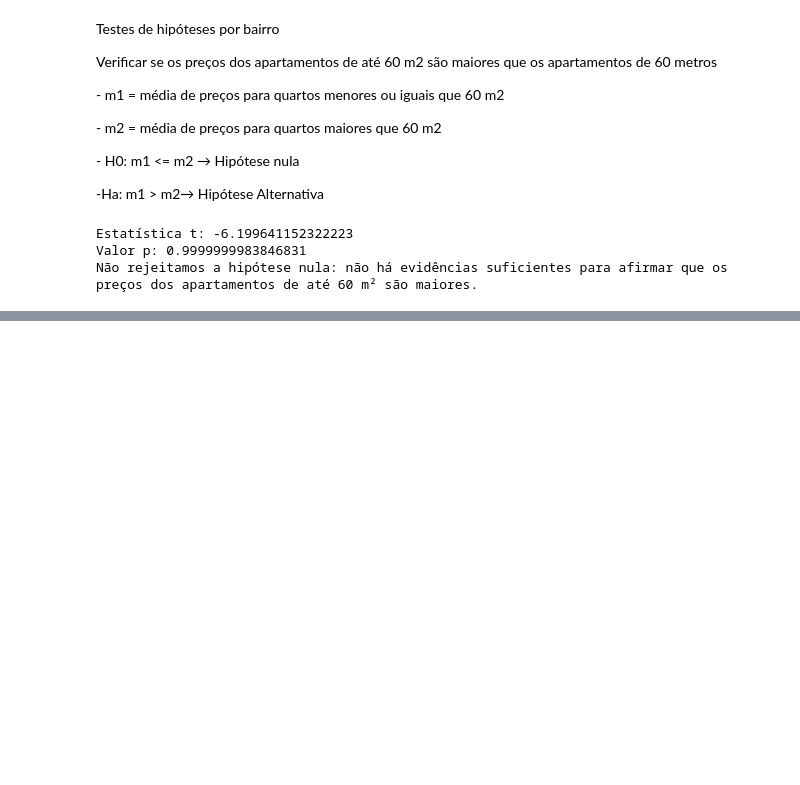
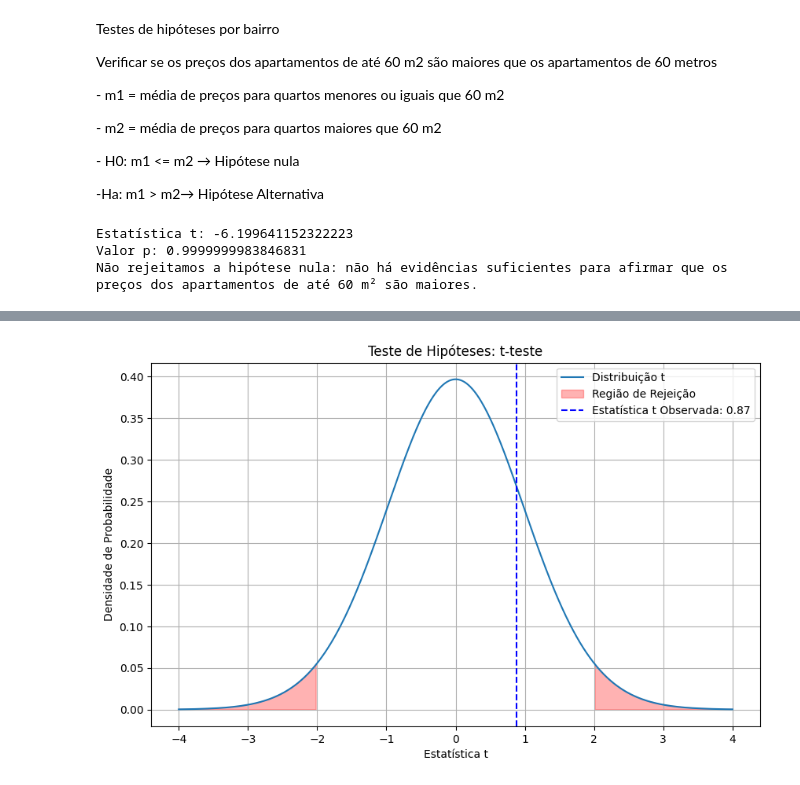
Before and after one commit to rodrigorocha1/extracao_viva_real_selenium, a Jupyter notebook: notebooks_exemplo/visualizacaov2.ipynb, the cells around one changed output, grey strips where cells are left out. Drawn from its saved outputs; the diff is of its cells as text; code cells hidden in the pictures; blank space fills up the shorter version.

```diff
--- a/notebooks_exemplo/visualizacaov2.ipynb
+++ b/notebooks_exemplo/visualizacaov2.ipynb
@@ -475,0 +463,33 @@ True
+# %%
+import numpy as np
+import scipy.stats as stats
+import matplotlib.pyplot as plt
+
+
+np.random.seed(0)
+data = np.random.normal(loc=5, scale=2, size=50)
+
+
+mu = 5
+alpha = 0.05
+
+t_stat, p_value = stats.ttest_1samp(data, mu)
+
+t_critical = stats.t.ppf(1 - alpha/2, df=len(data)-1)
+
+# Plotar a distribuição t
+x = np.linspace(-4, 4, 1000)
+y = stats.t.pdf(x, df=len(data)-1)
+
+plt.figure(figsize=(10, 6))
+plt.plot(x, y, label='Distribuição t')
+plt.fill_between(x, y, where=(x >= t_critical) | (x <= -t_critical), color='red', alpha=0.3, label='Região de Rejeição')
+plt.axvline(t_stat, color='blue', linestyle='--', label=f'Estatística t Observada: {t_stat:.2f}')
+plt.title('Teste de Hipóteses: t-teste')
+plt.xlabel('Estatística t')
+plt.ylabel('Densidade de Probabilidade')
+plt.legend()
+plt.grid(True)
+plt.show()
+# %% [output]
+[figure, added]
```
Also changed, not shown: parts of 4 cells of this notebook.
